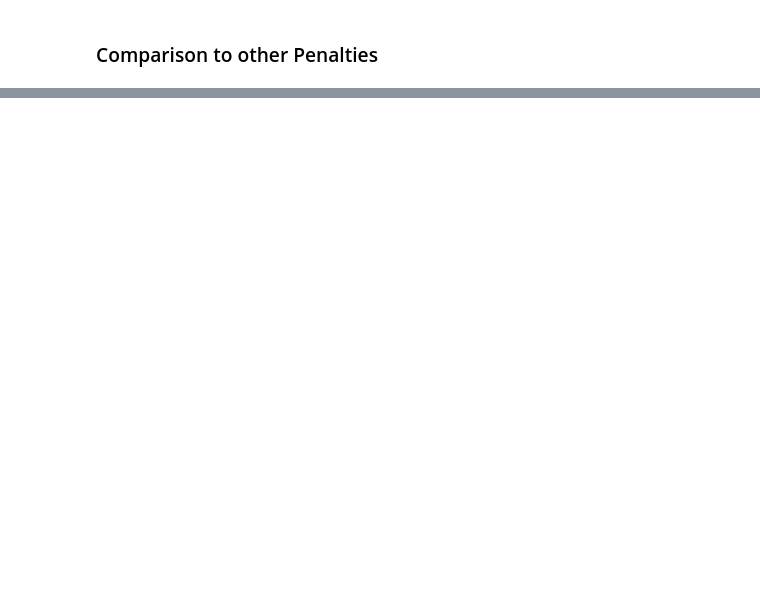
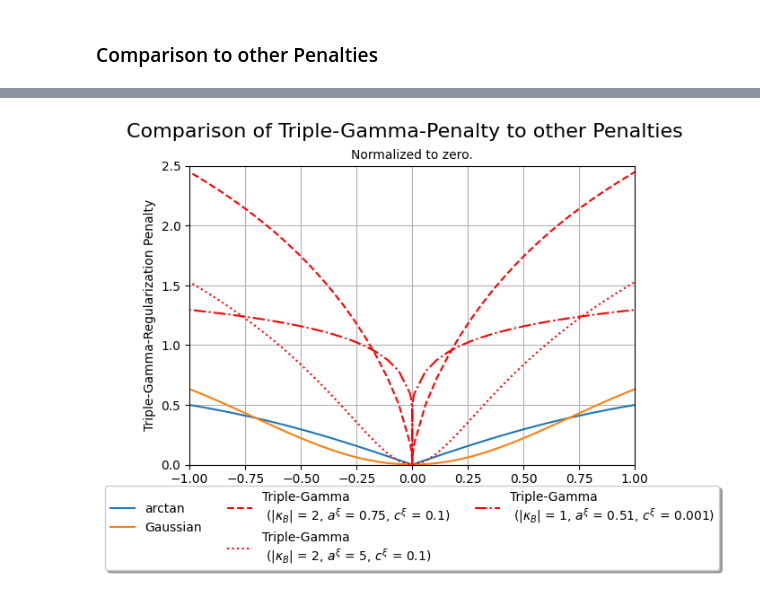
Before and after one commit to therealLucasPaul/MScThesis_Econ, a Jupyter notebook: 02_simulation/descriptive_grahps.ipynb, the cells around one changed output, grey strips where cells are left out. Cells and saved outputs as stored; diff of their text form; code cells hidden in the pictures; blank space fills up the shorter version.

```diff
--- a/02_simulation/descriptive_grahps.ipynb
+++ b/02_simulation/descriptive_grahps.ipynb
@@ -188 +267,74 @@ plt.show()
+# %%
+### Structure of the Penalty for different values in kappa
+# Set the some values for kappa (Given that kappa > 0) and the remaining parameters
+kappa1 = 2
+a1 = 0.75
+c1 = 0.1
+
+kappa2 = 2
+a2 = 5
+c2 = 0.1
+
+kappa3 = 1
+a3 = 0.51
+c3 = 0.001
+
+lamda = 1
+
+# Plot the function log(-U(.,.,.)) for each value of kappa
+y_values_TG1 = list()
+y_values_TG2 = list()
+y_values_TG3 = list()
+y_values_LASSO = list()
+y_values_RIDGE = list()
+y_values_arctan = list()
+y_values_Gaussian = list()
+
+y_values
+for x in x_values:
+    phi1 = (2*c1)/((kappa1**2)*a1)
+    y_value = lamda*(-1)*hyperu.log_hyperu(torch.tensor([[c1+0.5]]),torch.tensor([[1.5-a1]]),(torch.tensor([[x]])**2)/(2*phi1))+hyperu.log_hyperu(torch.tensor([[c1+0.5]]),torch.tensor([[1.5-a1]]),torch.tensor([[0.0]]))
+    y_values_TG1.append(y_value.item())
+
+    phi2 = (2*c2)/((kappa2**2)*a2)
+    y_value = lamda*(-1)*hyperu.log_hyperu(torch.tensor([[c2+0.5]]),torch.tensor([[1.5-a2]]),(torch.tensor([[x]])**2)/(2*phi2))+hyperu.log_hyperu(torch.tensor([[c2+0.5]]),torch.tensor([[1.5-a2]]),torch.tensor([[0.0]]))
+    y_values_TG2.append(y_value.item())
+
+    phi3 = (2*c3)/((kappa3**2)*a3)
+    y_value = 0.2*lamda*((-1)*hyperu.log_hyperu(torch.tensor([[c3+0.5]]),torch.tensor([[1.5-a3]]),(torch.tensor([[x]])**2)/(2*phi3))+hyperu.log_hyperu(torch.tensor([[c3+0.5]]),torch.tensor([[1.5-a3]]),torch.tensor([[0.0]])))
+    y_values_TG3.append(y_value.item())
+
+    y_values_LASSO.append(abs(x))
+    y_values_RIDGE.append(x**2)
+    y_values_Gaussian.append((1-np.e**(-x**2)))
+    y_values_arctan.append((2/np.pi)*np.arctan(abs(x)))
+#plt.plot(x_values, y_values_LASSO, label="LASSO")
+#plt.plot(x_values, y_values_RIDGE, label="Ridge")
+plt.plot(x_values, y_values_arctan, label="arctan")
+plt.plot(x_values, y_values_Gaussian, label="Gaussian")
+plt.plot(x_values, y_values_TG1, label=f'Triple-Gamma\n ($|\\kappa_B|$ = {kappa1}, $a^\\xi$ = {a1}, $c^\\xi$ = {c1})', ls="--", color="red")
+plt.plot(x_values, y_values_TG2, label=f'Triple-Gamma\n ($|\\kappa_B|$ = {kappa2}, $a^\\xi$ = {a2}, $c^\\xi$ = {c2})', ls=":", color="red")
+plt.plot(x_values, y_values_TG3, label=f'Triple-Gamma\n ($|\\kappa_B|$ = {kappa3}, $a^\\xi$ = {a3}, $c^\\xi$ = {c3})', ls="-.", color="red")
+
+
+# Add labels and title
+plt.xlabel(f'$\\beta$-Value')
+plt.ylabel('Triple-Gamma-Regularization Penalty')
+plt.suptitle(f'Comparison of Triple-Gamma-Penalty to other Penalties', fontsize=16)
+plt.title(f'Normalized to zero.', fontsize=10)
+plt.legend()
+plt.grid(True)
+ax = plt.subplot(111)
+box = ax.get_position()
+ax.set_position([box.x0, box.y0 + box.height * 0.1,
+                 box.width, box.height * 0.9])
+ax.set_ylim([0, 2.5])
+ax.set_xlim([-1, 1])
+# Put a legend below current axis
+ax.legend(loc='upper center', bbox_to_anchor=(0.5, -0.05), fancybox=True, shadow=True, ncol=3)
+
+plt.savefig("021_simulation_figures/TGPenalty_Comparison2.png", bbox_inches='tight')
+plt.show()
+# %% [output]
+[figure, added]
 # %%
```
Also changed, not shown: parts of 3 cells of this notebook, 27 other files.
